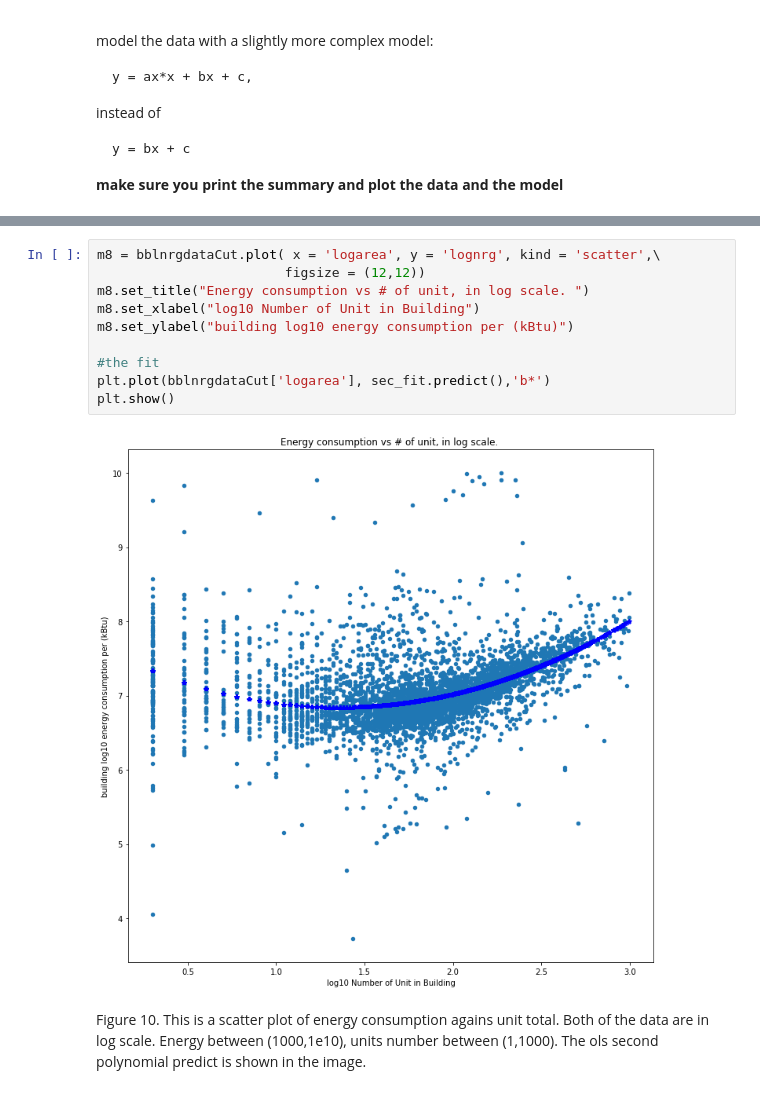
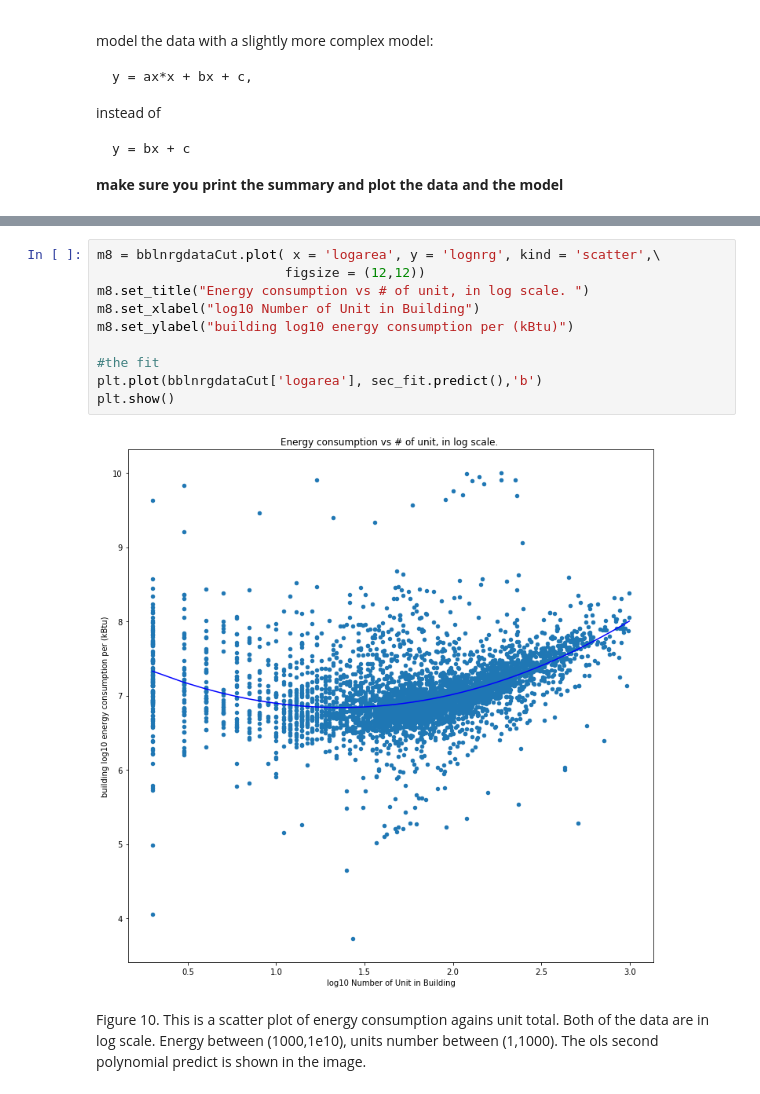
Before and after one commit to yunhecui/PUI2018_yc3420, a Jupyter notebook: HW10_yc3420/Assignment2_yc3420.ipynb, the cells around one changed output, grey strips where cells are left out. Drawn from its saved outputs; the diff is of its cells as text.

```diff
--- a/HW10_yc3420/Assignment2_yc3420.ipynb
+++ b/HW10_yc3420/Assignment2_yc3420.ipynb
@@ -578,15 +578,15 @@ Warnings:
 # %%
 m8 = bblnrgdataCut.plot( x = 'logarea', y = 'lognrg', kind = 'scatter',\
                         figsize = (12,12))
 m8.set_title("Energy consumption vs # of unit, in log scale. ")
 m8.set_xlabel("log10 Number of Unit in Building")
 m8.set_ylabel("building log10 energy consumption per (kBtu)")
 
 #the fit
-plt.plot(bblnrgdataCut['logarea'], sec_fit.predict(),'b*')
+plt.plot(bblnrgdataCut['logarea'], sec_fit.predict(),'b')
 plt.show()
 # %% [output]
-[figure, old version]
+[figure, new version]
 # %% [markdown]
 Figure 10. This is a scatter plot of energy consumption agains unit total. Both of the data are in log scale. Energy between (1000,1e10), units number between (1,1000). The ols second polynomial predict is shown in the image.
 # %%
```
Also changed, not shown: parts of 13 cells of this notebook.
